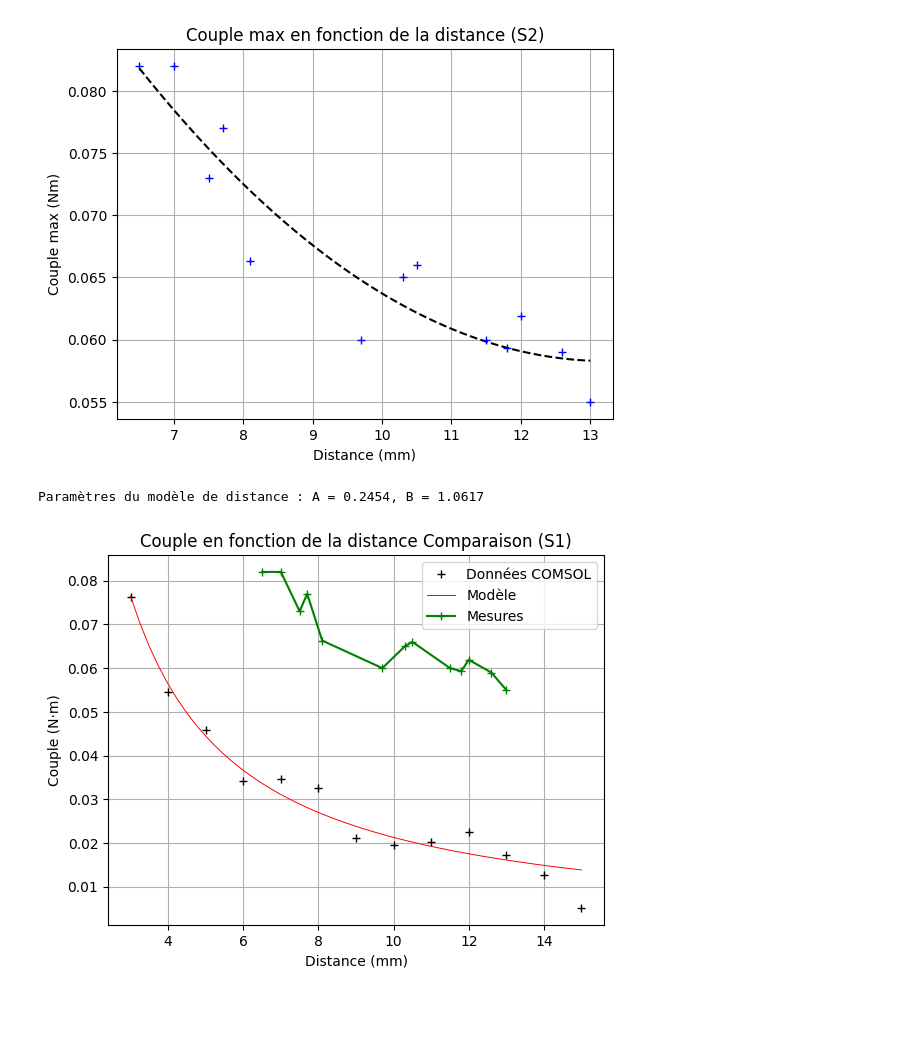
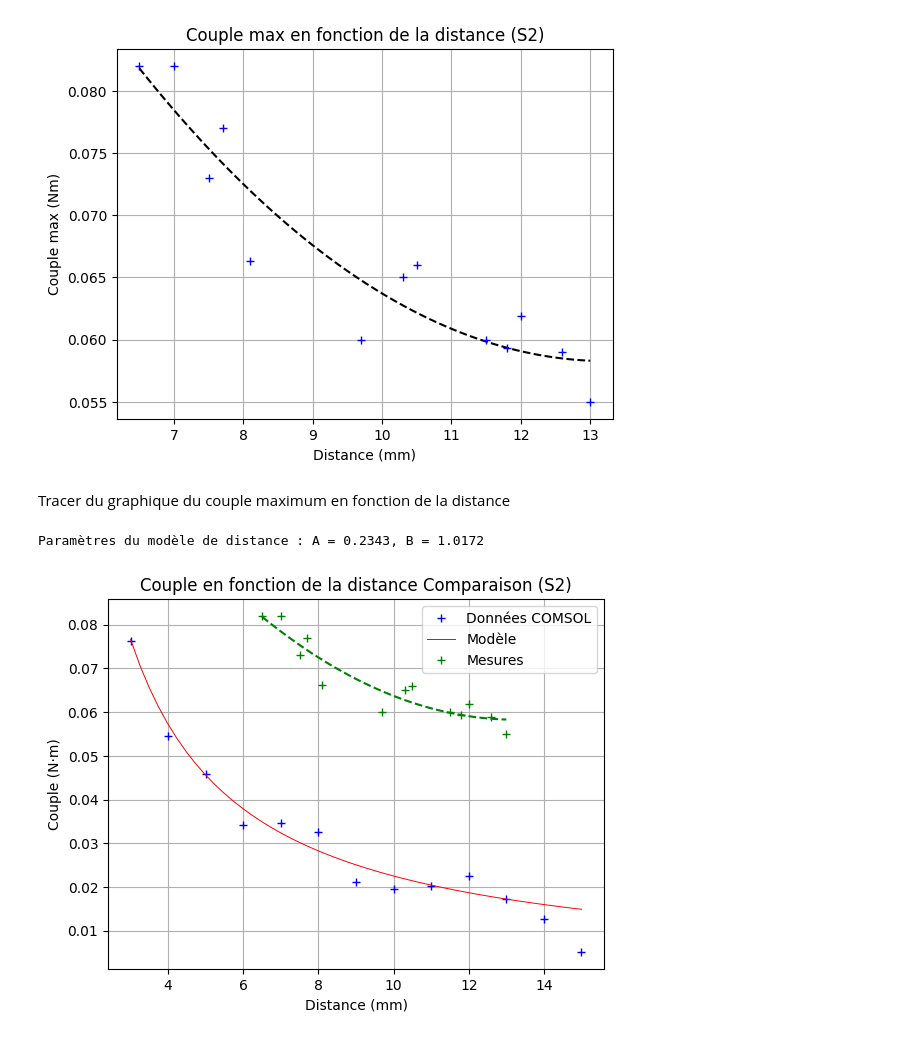
Before and after one commit to pacdav/TIPE_Sp-, a Jupyter notebook: Expérience/Mesure 16_02/analyse_mesure_4.ipynb, the cells around one changed output. Drawn from its saved outputs; the diff is of its cells as text; code cells hidden in the pictures; blank space fills up the shorter version.

```diff
--- a/Expérience/Mesure 16_02/analyse_mesure_4.ipynb
+++ b/Expérience/Mesure 16_02/analyse_mesure_4.ipynb
@@ -143,6 +164,8 @@ plt.title('Couple max en fonction de la distance (S2)')
 # %% [output]
 Text(0.5, 1.0, 'Couple max en fonction de la distance (S2)')
 [figure]
+# %% [markdown]
+Tracer du graphique du couple maximum en fonction de la distance
 # %%
 # Distance (mm) - LL_D1_Distance3
 distances = [
@@ -151,13 +174,26 @@ distances = [
 ]
 
 # Couple de torsion axial
-couple_2 = [
+couple_3 = [
     0.07632234346086758, 0.05462097886641405, 0.04584659111888399,
     0.03419906309874077, 0.03460649966710709, 0.03269227993603088,
     0.021067441860043338, 0.01965901188295399, 0.020210878704810017,
     0.022432348687646035, 0.017367025514510442, 0.012695259266419392,
     0.005166019092506739
 ]
+# %%
+distances = [
+    3, 4, 5, 6, 7, 8, 9, 10, 11, 12,
+    13, 14, 15
+]
+
+couple_2 = [
+    0.07574594275729812, 0.058365533960335475, 0.045041359961150704,
+    0.037299427794236305, 0.03279477181819897, 0.027215774403260527,
+    0.030437249616167023, 0.02255440167886754, 0.02267163589789973,
+    0.019682948655312976, 0.014764459287564063, 0.013879001427401564,
+    0.011074010218424912
+]
 # %%
 def model_torque_distance(d, A, B):
     return A/d**B
@@ -166,16 +202,18 @@ fit_distance, _ = curve_fit(model_torque_distance, distances, couple_2)
 A_fit, B_fit = fit_distance
 print(f"Paramètres du modèle de distance : A = {A_fit:.4f}, B = {B_fit:.4f}")
 # %% [output]
-Paramètres du modèle de distance : A = 0.2454, B = 1.0617
+Paramètres du modèle de distance : A = 0.2343, B = 1.0172
 # %%
-plt.plot(distances, couple_2,'+', color='k', label='Données COMSOL')
+
+plt.plot(distances, couple_3,'+', color='b', label='Données COMSOL')
 plt.plot(np.linspace(min(distances), max(distances)), model_torque_distance(np.linspace(min(distances), max(distances)), *fit_distance), color='r', label='Modèle', lw=0.7)
-plt.plot(d, C_max,'+-', color='g', label='Mesures')
-plt.title('Couple en fonction de la distance Comparaison (S1)')
+plt.plot(d, C_max,'+', color='g', label='Mesures')
+plt.plot(np.linspace(min(d), max(d), 100), np.polyval(coeffs_2, np.linspace(min(d), max(d), 100)),"g--")
+plt.title('Couple en fonction de la distance Comparaison (S2)')
 plt.xlabel('Distance (mm)')
 plt.ylabel('Couple (N·m)')
 plt.grid(True)
 plt.legend()
 plt.show()
 # %% [output]
-[figure, old version]
+[figure, new version]
```
Also changed, not shown: parts of 20 cells of this notebook, 14 other files.
